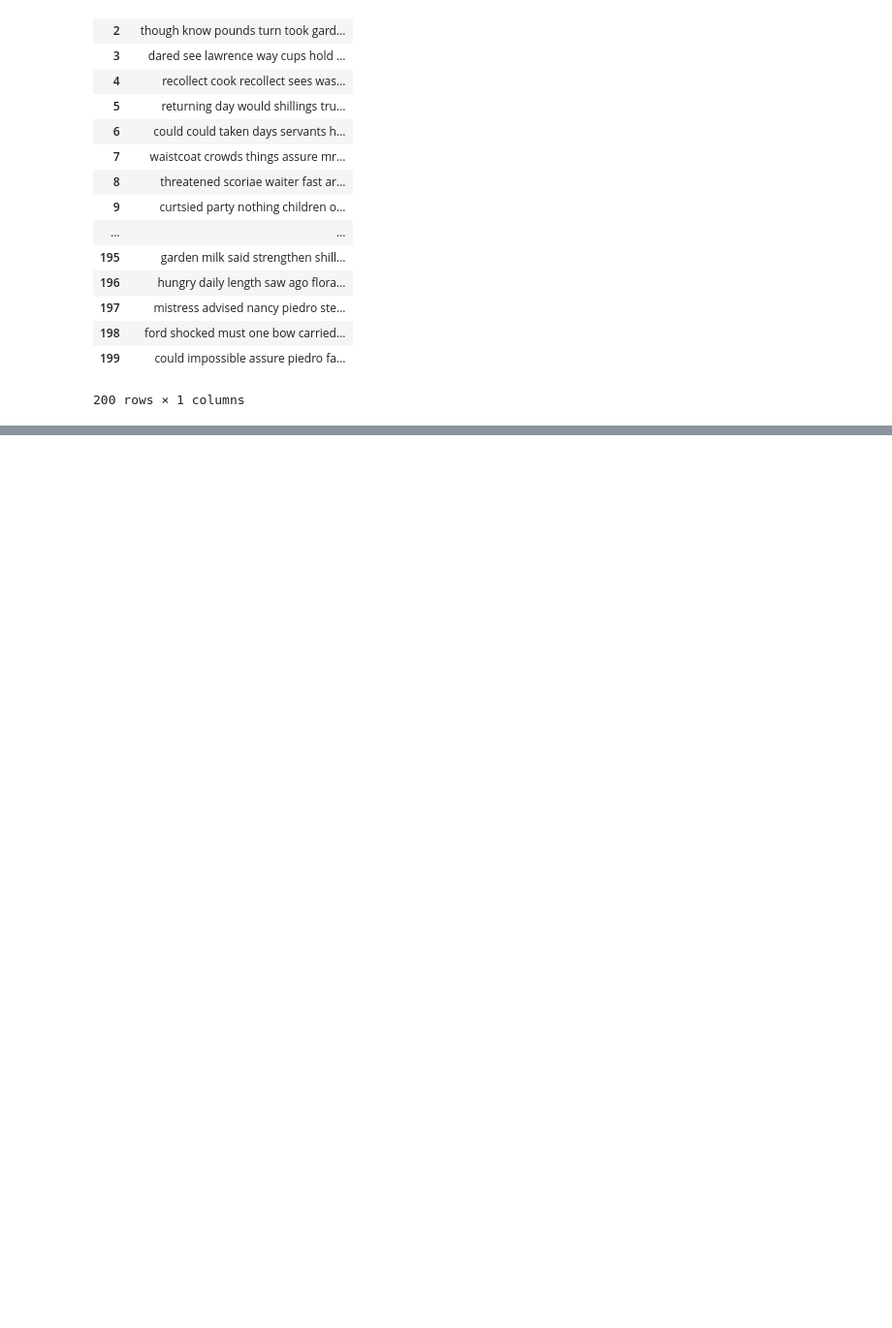
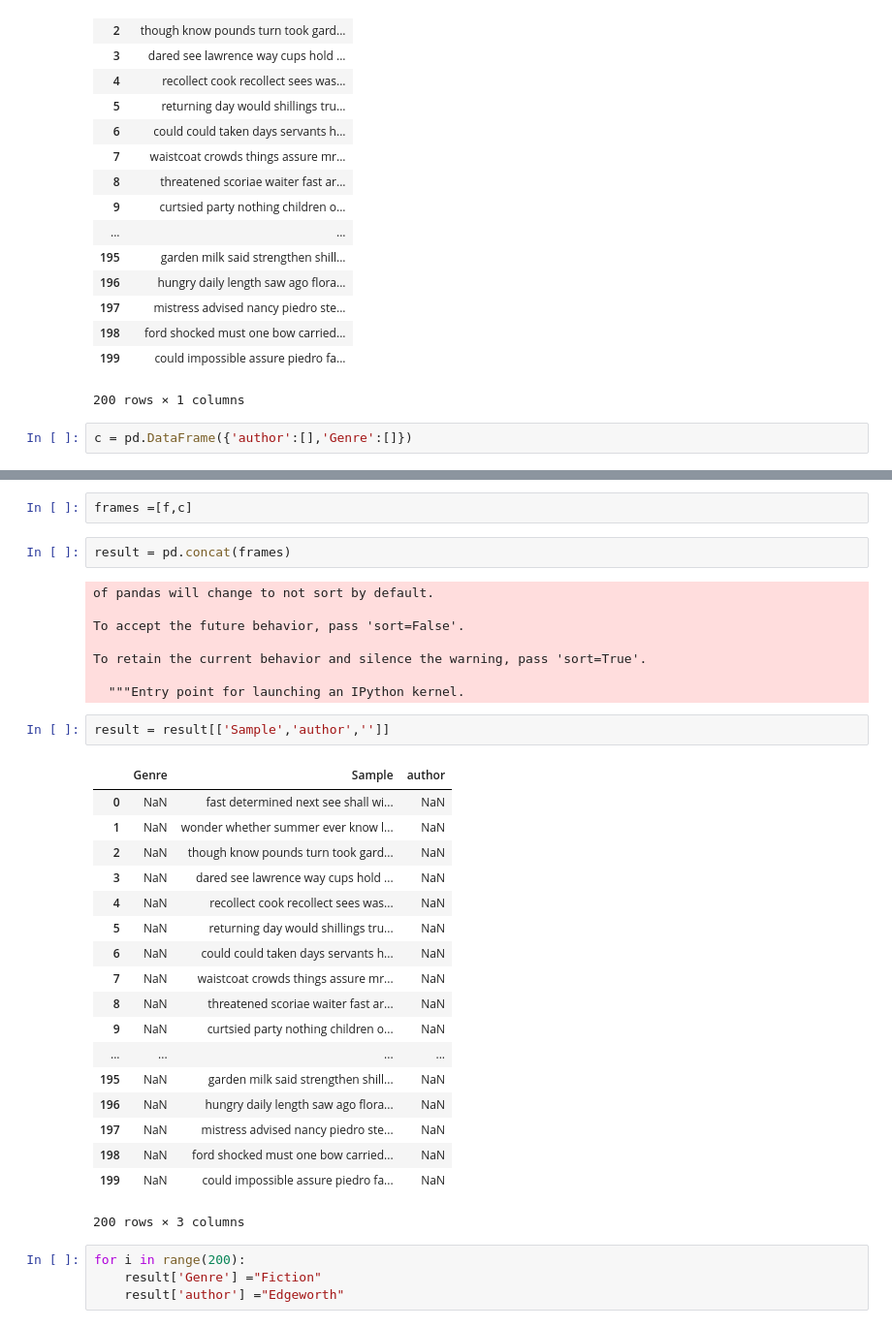
Before and after one commit to rashinagpal/NLP-Guttenberg-Classification, a Jupyter notebook: Classification.ipynb, the cells around one changed output, grey strips where cells are left out. Shown: that part at 97% size. Drawn from its saved outputs; the diff is of its cells as text; blank space fills up the shorter version.

```diff
--- a/Classification.ipynb
+++ b/Classification.ipynb
@@ -182,3 +182,5 @@ f
 | 198 | ford shocked must one bow carried... |
 | 199 | could impossible assure piedro fa... |
 200 rows × 1 columns
+# %%
+c = pd.DataFrame({'author':[],'Genre':[]})
@@ -184,0 +212,37 @@ f
+# %%
+frames =[f,c]
+# %%
+result = pd.concat(frames)
+# %% [output]
+of pandas will change to not sort by default.
+
+To accept the future behavior, pass 'sort=False'.
+
+To retain the current behavior and silence the warning, pass 'sort=True'.
+
+  """Entry point for launching an IPython kernel.
+# %%
+result = result[['Sample','author','']]
+# %% [output]
+|  | Genre | Sample | author |
+| 0 | NaN | fast determined next see shall wi... | NaN |
+| 1 | NaN | wonder whether summer ever know l... | NaN |
+| 2 | NaN | though know pounds turn took gard... | NaN |
+| 3 | NaN | dared see lawrence way cups hold ... | NaN |
+| 4 | NaN | recollect cook recollect sees was... | NaN |
+| 5 | NaN | returning day would shillings tru... | NaN |
+| 6 | NaN | could could taken days servants h... | NaN |
+| 7 | NaN | waistcoat crowds things assure mr... | NaN |
+| 8 | NaN | threatened scoriae waiter fast ar... | NaN |
+| 9 | NaN | curtsied party nothing children o... | NaN |
+| ... | ... | ... | ... |
+| 195 | NaN | garden milk said strengthen shill... | NaN |
+| 196 | NaN | hungry daily length saw ago flora... | NaN |
+| 197 | NaN | mistress advised nancy piedro ste... | NaN |
+| 198 | NaN | ford shocked must one bow carried... | NaN |
+| 199 | NaN | could impossible assure piedro fa... | NaN |
+200 rows × 3 columns
+# %%
+for i in range(200):
+    result['Genre'] ="Fiction"
+    result['author'] ="Edgeworth"
```
Also changed, not shown: parts of 3 cells of this notebook.
